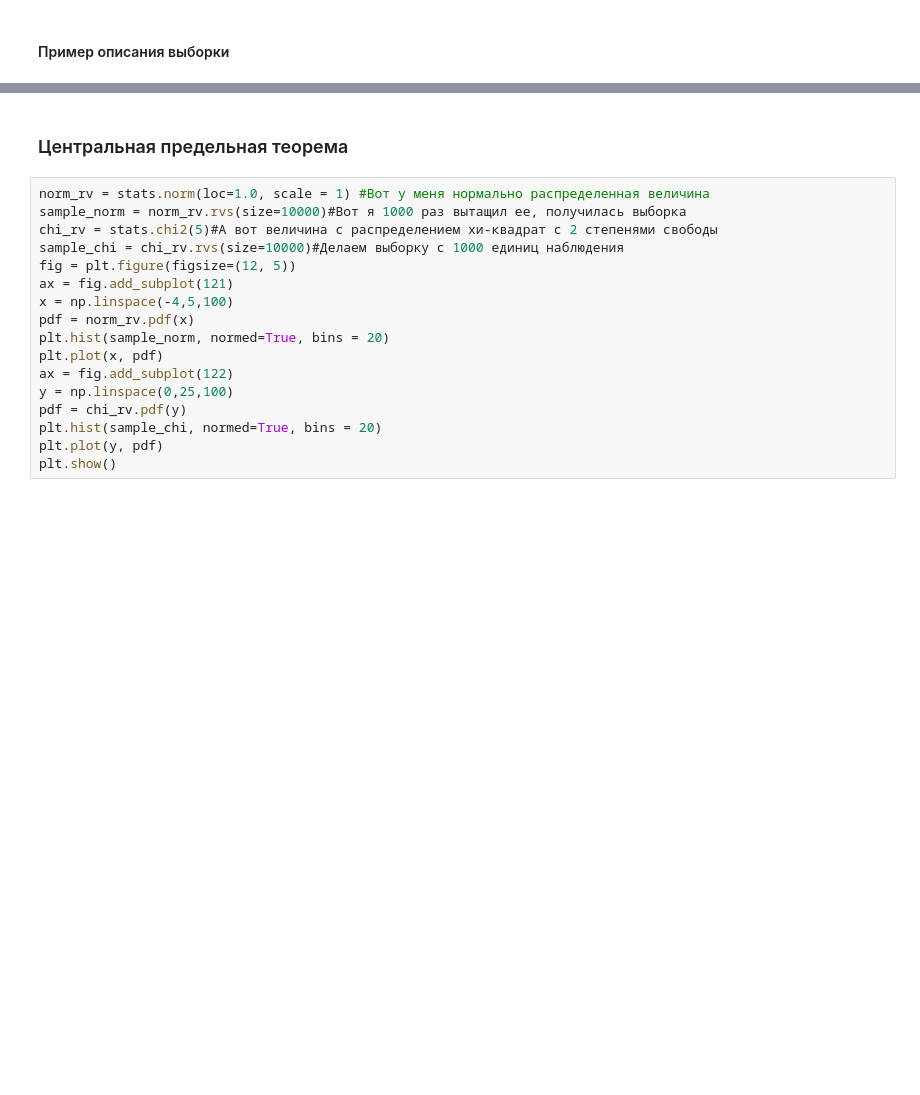
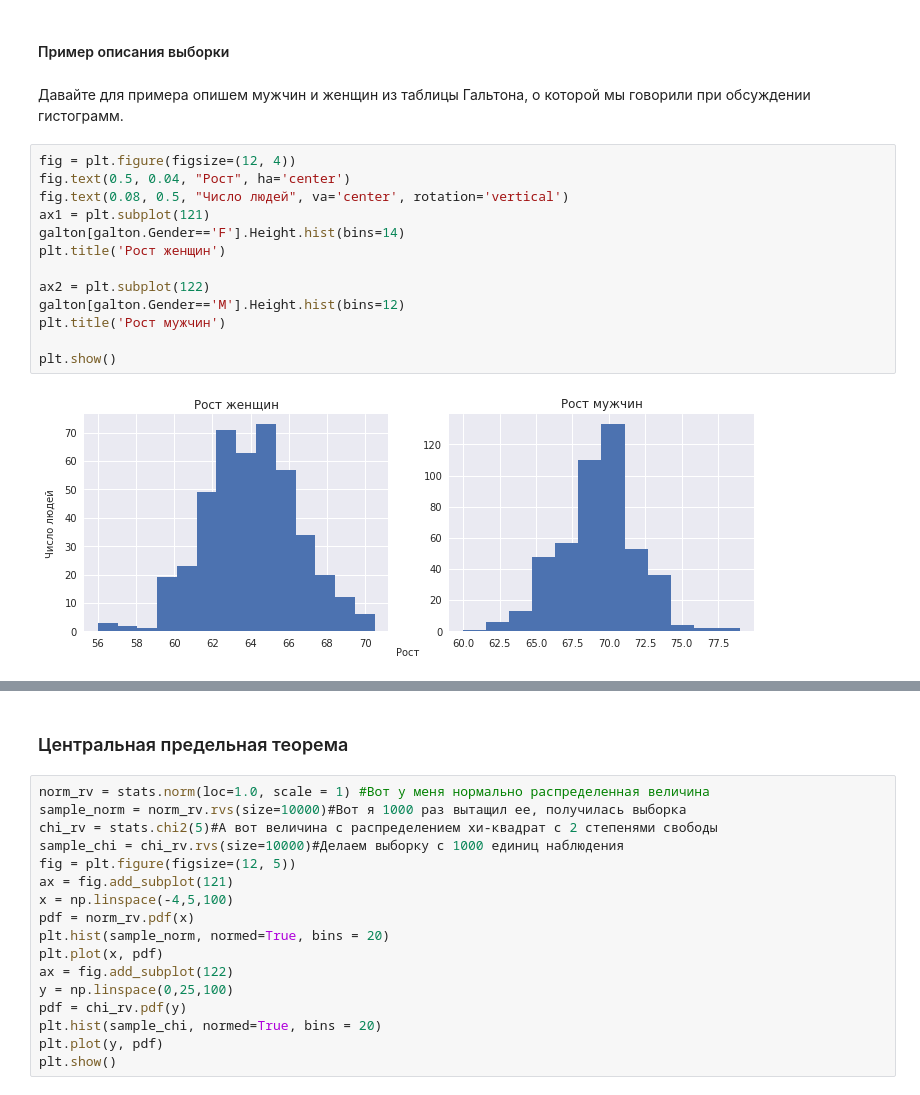
Before and after one commit to mishaberegov/statistics, a Jupyter notebook: Статистика_для_нубов.ipynb, the cells around one changed output, grey strips where cells are left out. Saved outputs shown, nothing was run; the diff lists cells and outputs as text; blank space fills up the shorter version.

```diff
--- a/Статистика_для_нубов.ipynb
+++ b/Статистика_для_нубов.ipynb
@@ -376,2 +399,19 @@ plt.show()
 # %% [markdown]
 #### Пример описания выборки
+# %% [markdown]
+Давайте для примера опишем мужчин и женщин из таблицы Гальтона, о которой мы говорили при обсуждении гистограмм.
+# %%
+fig = plt.figure(figsize=(12, 4))
+fig.text(0.5, 0.04, "Рост", ha='center')
+fig.text(0.08, 0.5, "Число людей", va='center', rotation='vertical')
+ax1 = plt.subplot(121)
+galton[galton.Gender=='F'].Height.hist(bins=14)
+plt.title('Рост женщин')
+
+ax2 = plt.subplot(122)
+galton[galton.Gender=='M'].Height.hist(bins=12)
+plt.title('Рост мужчин')
+
+plt.show()
+# %% [output]
+[figure, added]
```
Also changed, not shown: parts of 14 cells of this notebook.
